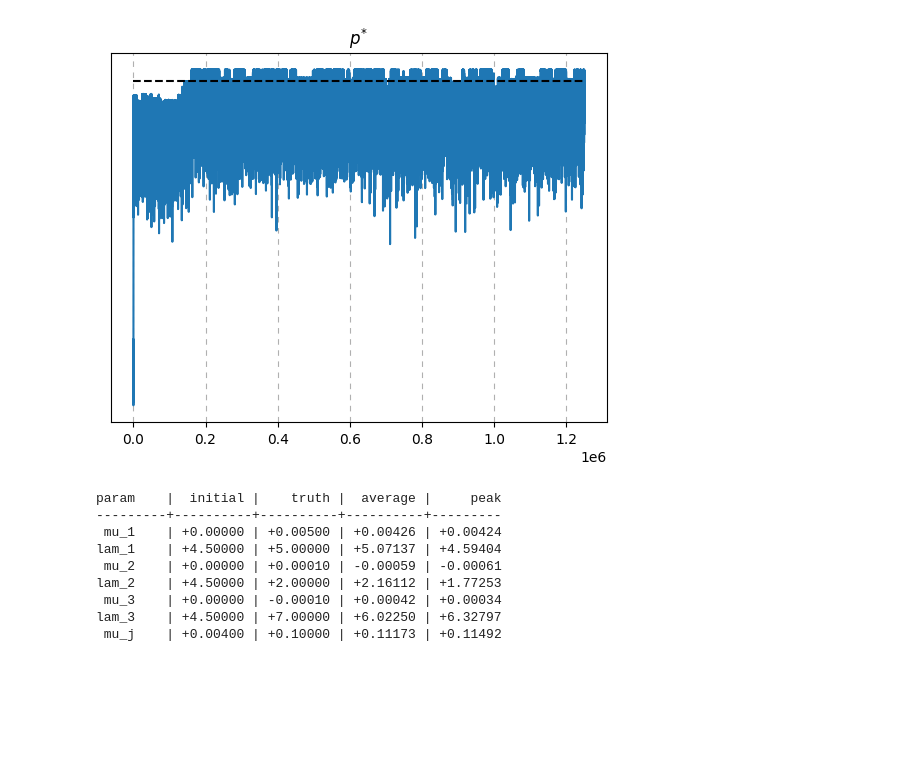
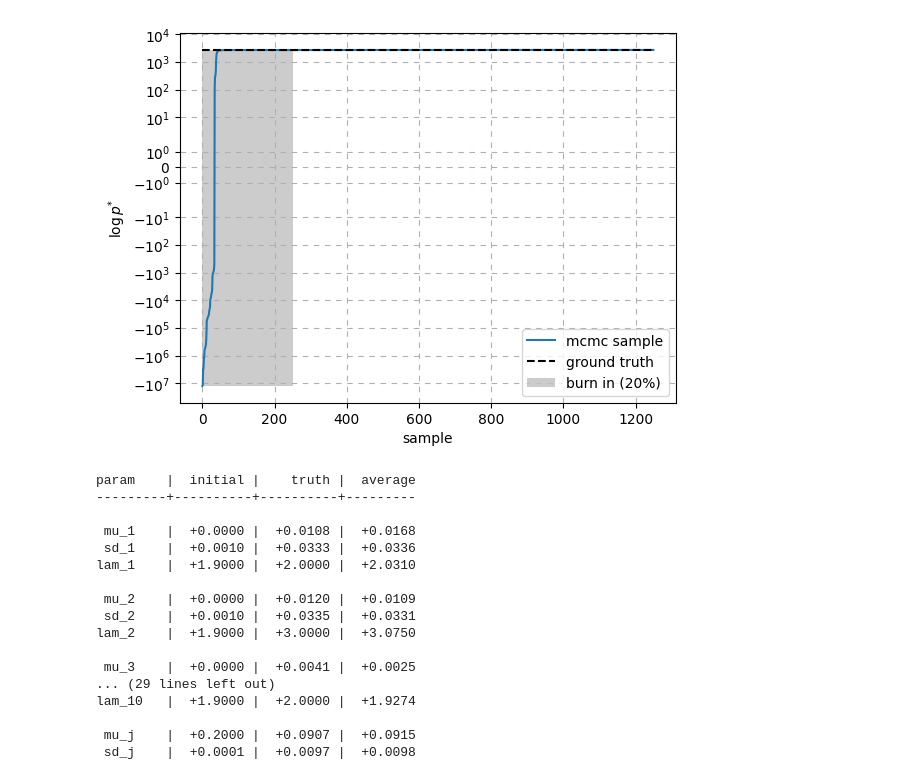
Before and after one commit to jordan-wei-taylor/dummy-jump-diffusion, a Jupyter notebook: jupyter.ipynb, the cells around one changed output. Drawn from its saved outputs; the diff is of its cells as text; code cells hidden in the pictures; blank space fills up the shorter version.

```diff
--- a/jupyter.ipynb
+++ b/jupyter.ipynb
@@ -87,14 +121,18 @@ for i, (ind, v, j, m, n) in enumerate(zip(index, vol, jump, mu, nt)):
 # %%
 # Choice of priors
 
-# Lets assume that the jump period is in the interval [1, 8]
-# ideally it should be more complicated than a Uniform but I choose this for simplicity
+# Lets assume a Uniform prior for the jump period in the interval [1, 8]
+# Lets assume a Uniform prior for the standard deviations in the interval [0, 0.1]
+# ideally both should be more complicated than a Uniform but I choose this for simplicity
 
-# Lets assume a prior for jump returns per time period is positive and has the following logpdf
-x = np.linspace(0.001, 0.011, 100)
+# Lets assume a beta prior for log jump returns per time period (mu_j)
+xm = np.linspace(0.001, 0.999, 100)
 
-plt.plot(x, stats.lognorm(2.4, 1e-3).logpdf(x))
+plt.plot(xm, stats.beta(1, 9).logpdf(xm))
+plt.ylabel('log pdf')
+
 plt.grid(ls = (0, (5, 5)))
 
-# i.e. we favour something around 0.004 with the right-tail characteristic
+# we prefer a jump drift  towards 0 and increasingly becomes less likely away from 0
+# (bounded, as we further assume price cannot double per time period)
 # %% [output]
@@ -221,26 +295,50 @@ plt.show()
 # %%
-plt.plot(log)
+L = log.mean(axis = 1)
+plt.plot(L, label = r'mcmc sample')
 plt.yscale('symlog')
-plt.hlines(pstar(solution, data = index, start = start), 0, len(log) - 1, ls = '--', colors = 'k')
-plt.title('$p^{*}$')
+plt.hlines(log_pstar(log_space, data = index, start = start), 0, len(log) - 1, ls = '--', colors = 'k', label = 'ground truth')
+plt.fill_betweenx([L.min(), L.max()], 0, len(log) * burn, fc = 'k', alpha = 0.2, label = f'burn in ({burn:.0%})')
 plt.grid(ls = (0, (5, 5)))
+plt.xlabel('sample')
+plt.ylabel(r'$\log p^{*}$')
+plt.legend()
+
 plt.show()
 
-print('param    |  initial |    truth |  average |     peak')
-print('---------+----------+----------+----------+---------')
-for text, truth, x, ave, p in zip(string, solution, x0, average, peak):
-    print(f'{text:7s}  | {x:+7.5f} | {truth:+7.5f} | {ave:+7.5f} | {p:+7.5f}')
+print('param    |  initial |    truth |  average')
+print('---------+----------+----------+---------')
+for i, (text, truth, theta, element) in enumerate(zip(string, solution, theta0, average)):
+    q = i % 3
+
+    # seperate each set of asset parameters
+    if q == 0:
+        print()
+
+    # convert the sd values from log10 space
+    if q == 1:
+        theta   = 10 ** theta
+        element = 10 ** element
+
+    print(f'{text:7s}  | {theta:+8.4f} | {truth:+8.4f} | {element:+8.4f}')
 
 # we can observe that we have a lot of samples that are more probable than the ground truth
 # %% [output]
-[figure, old version]
+[figure, new version]
-param    |  initial |    truth |  average |     peak
----------+----------+----------+----------+---------
- mu_1    | +0.00000 | +0.00500 | +0.00426 | +0.00424
-lam_1    | +4.50000 | +5.00000 | +5.07137 | +4.59404
- mu_2    | +0.00000 | +0.00010 | -0.00059 | -0.00061
-lam_2    | +4.50000 | +2.00000 | +2.16112 | +1.77253
- mu_3    | +0.00000 | -0.00010 | +0.00042 | +0.00034
-lam_3    | +4.50000 | +7.00000 | +6.02250 | +6.32797
- mu_j    | +0.00400 | +0.10000 | +0.11173 | +0.11492
+param    |  initial |    truth |  average
+---------+----------+----------+---------
+
+ mu_1    |  +0.0000 |  +0.0108 |  +0.0168
+ sd_1    |  +0.0010 |  +0.0333 |  +0.0336
+lam_1    |  +1.9000 |  +2.0000 |  +2.0310
+
+ mu_2    |  +0.0000 |  +0.0120 |  +0.0109
+ sd_2    |  +0.0010 |  +0.0335 |  +0.0331
+lam_2    |  +1.9000 |  +3.0000 |  +3.0750
+
+ mu_3    |  +0.0000 |  +0.0041 |  +0.0025
+... (29 lines left out)
+lam_10   |  +1.9000 |  +2.0000 |  +1.9274
+
+ mu_j    |  +0.2000 |  +0.0907 |  +0.0915
+ sd_j    |  +0.0001 |  +0.0097 |  +0.0098
 # %%
```
Also changed, not shown: parts of 13 cells of this notebook.
